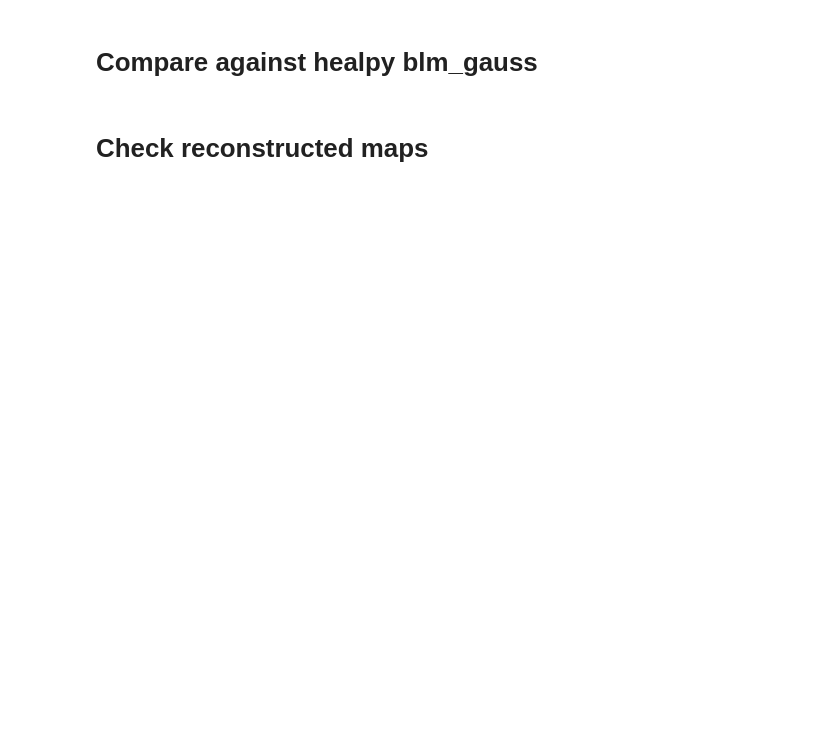
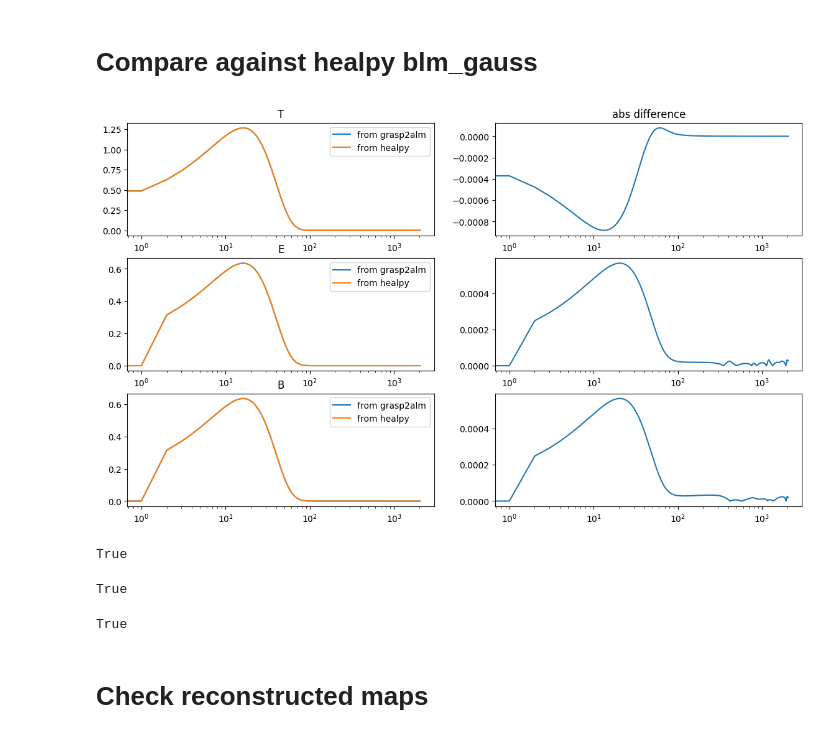
Before and after one commit to teob97/grasp2alm, a Jupyter notebook: notebooks/test.ipynb, the cells around one changed output. Saved outputs shown, nothing was run; the diff lists cells and outputs as text; code cells hidden in the pictures; blank space fills up the shorter version.

```diff
--- a/notebooks/test.ipynb
+++ b/notebooks/test.ipynb
@@ -121,10 +125,10 @@ index_0 = hp.Alm.getidx(lmax, np.arange(lmax), 0)
 index_2 = hp.Alm.getidx(lmax, np.arange(lmax), 2)
 indexes = [index_0, index_2, index_2]
 # %%
-alm_T_0_yosuke = calm[0][index_0]
-alm_E_2_yosuke = calm[1][index_2]
-alm_B_2_yosuke = calm[2][index_2]
-alm_yosuke = np.array([alm_T_0_yosuke, alm_Q_E_yosuke, alm_U_B_yosuke])
+alm_T_0_yusuke = calm[0][index_0]
+alm_E_2_yusuke = calm[1][index_2]
+alm_B_2_yusuke = calm[2][index_2]
+alm_yusuke = np.array([alm_T_0_yusuke, alm_E_2_yusuke, alm_B_2_yusuke])
 
 alm_T_0_hp = blm[0][index_0]
 alm_E_2_hp = blm[1][index_2]
@@ -133,22 +137,30 @@ alm_hp = np.array([alm_T_0_hp, alm_E_2_hp, alm_B_2_hp])
 # %%
 fig, axs = plt.subplots(3,2, figsize=(14,8))
 for indx, stokes in enumerate('TEB'):
-    axs[indx,0].plot(abs(alm_yosuke[indx]), label='from grasp2alm')
+    axs[indx,0].plot(abs(alm_yusuke[indx]), label='from grasp2alm')
     axs[indx,0].plot(abs(alm_hp[indx]), label='from healpy')
     axs[indx,0].set_title(stokes)
     axs[indx,0].legend()
 
     axs[0,1].set_title('abs difference')
-    axs[indx,1].plot(abs(alm_yosuke[indx])-abs(alm_hp[indx]))
+    axs[indx,1].plot(abs(alm_yusuke[indx])-abs(alm_hp[indx]))
 
     axs[indx,0].set_xscale('log')
     axs[indx,1].set_xscale('log')
+# %% [output]
+[figure, added]
 # %%
-np.allclose(alm_yosuke[0], alm_hp[0], atol=1e-3)
+np.allclose(alm_yusuke[0], alm_hp[0], atol=1e-3)
+# %% [output]
+True
 # %%
-np.allclose(alm_yosuke[1], alm_hp[1], atol=1e-3)
+np.allclose(alm_yusuke[1], alm_hp[1], atol=1e-3)
+# %% [output]
+True
 # %%
-np.allclose(alm_yosuke[2], alm_hp[2], atol=1e-3)
+np.allclose(alm_yusuke[2], alm_hp[2], atol=1e-3)
+# %% [output]
+True
 # %% [markdown]
 # Check reconstructed maps
 # %%
```
Also changed, not shown: parts of 5 cells of this notebook, 1 other file.
